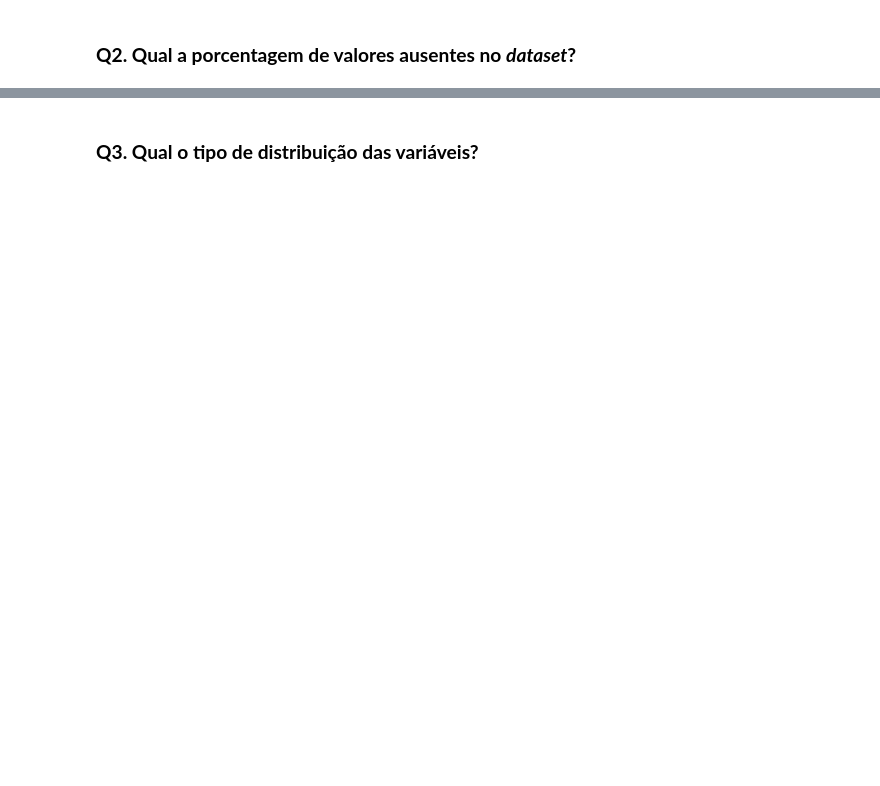
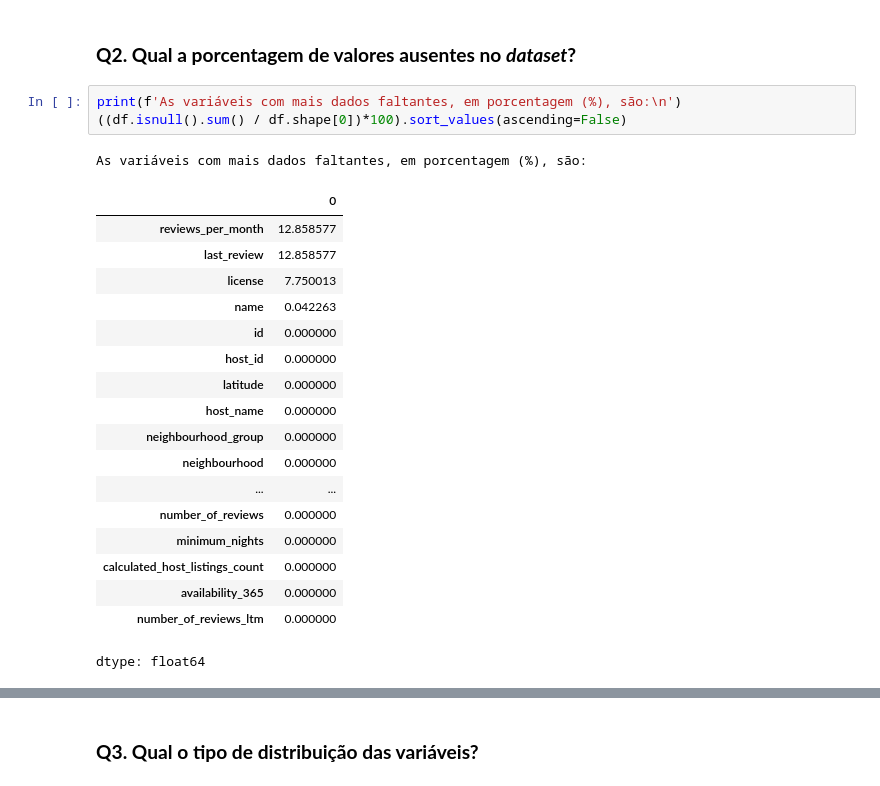
Before and after one commit to diegofloriano/data_science_2025, a Jupyter notebook: notebooks/Exercicio_Analisando_os_Dados_do_Booking.ipynb, the cells around one changed output, grey strips where cells are left out. Saved outputs shown, nothing was run; the diff lists cells and outputs as text; blank space fills up the shorter version.

```diff
--- a/notebooks/Exercicio_Analisando_os_Dados_do_Booking.ipynb
+++ b/notebooks/Exercicio_Analisando_os_Dados_do_Booking.ipynb
@@ -62,2 +103,25 @@ Mounted at /content/drive
 # %% [markdown]
 ### **Q2. Qual a porcentagem de valores ausentes no *dataset*?**
+# %%
+print(f'As variáveis com mais dados faltantes, em porcentagem (%), são:\n')
+((df.isnull().sum() / df.shape[0])*100).sort_values(ascending=False)
+# %% [output]
+As variáveis com mais dados faltantes, em porcentagem (%), são:
+|  | 0 |
+| reviews_per_month | 12.858577 |
+| last_review | 12.858577 |
+| license | 7.750013 |
+| name | 0.042263 |
+| id | 0.000000 |
+| host_id | 0.000000 |
+| latitude | 0.000000 |
+| host_name | 0.000000 |
+| neighbourhood_group | 0.000000 |
+| neighbourhood | 0.000000 |
+| ... | ... |
+| number_of_reviews | 0.000000 |
+| minimum_nights | 0.000000 |
+| calculated_host_listings_count | 0.000000 |
+| availability_365 | 0.000000 |
+| number_of_reviews_ltm | 0.000000 |
+dtype: float64
```
Also changed, not shown: parts of 9 cells of this notebook.
